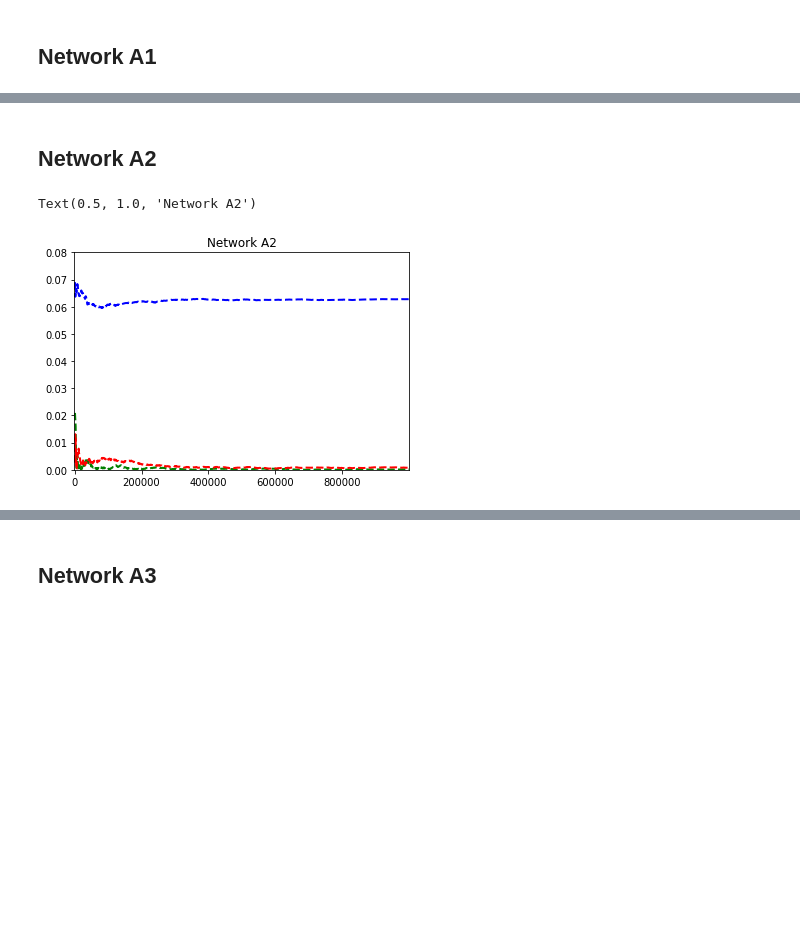
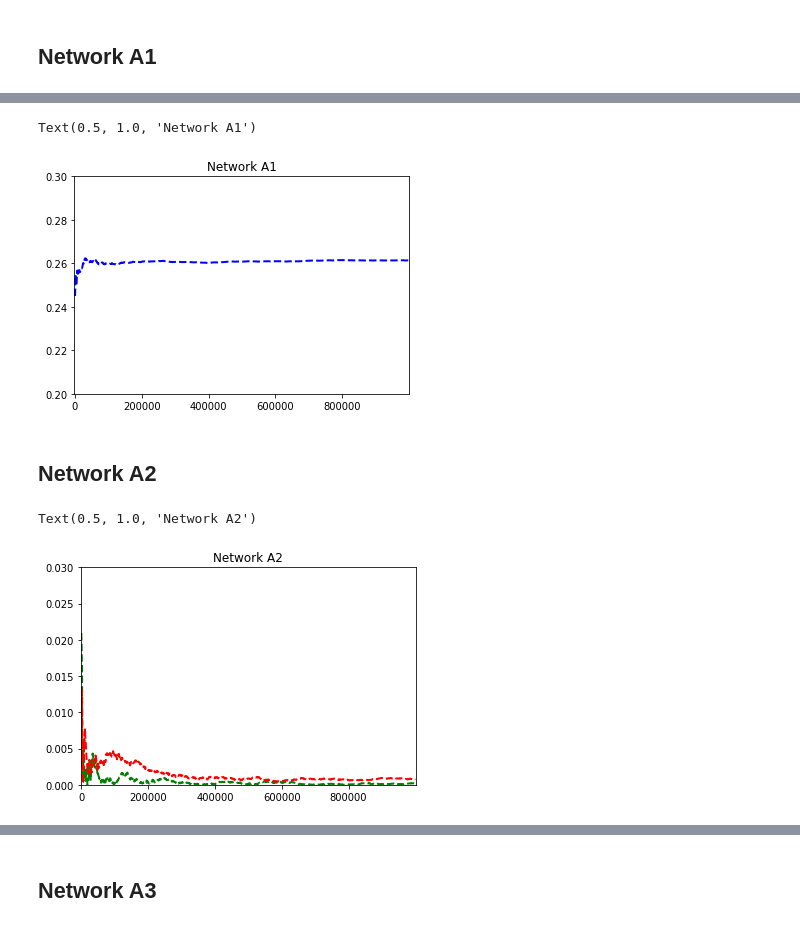
Before and after one commit to mxmboyer/decision-projet, a Jupyter notebook: data_viz.ipynb, the cells around one changed output, grey strips where cells are left out. Drawn from its saved outputs; the diff is of its cells as text; code cells hidden in the pictures; blank space fills up the shorter version.

```diff
--- a/data_viz.ipynb
+++ b/data_viz.ipynb
@@ -56,3 +62,10 @@ Text(0.5, 1.0, 'Network A1')
+# %%
+pyplot.plot(tab_y, erreur_g, color = 'blue', linestyle = 'dashed', linewidth = 2)
+pyplot.axis([-1000, 999999, 0.2, 0.3])
+pyplot.title("Network A1")
+# %% [output]
+Text(0.5, 1.0, 'Network A1')
+[figure, added]
 # %% [markdown]
 ## Network A2
 # %%
@@ -80,9 +93,8 @@ for i in range (len(df_gibbs2)):
 tab_y = [(n+1)*1000 for n in range(1000)]
 pyplot.plot(tab_y, erreur_rej, color = 'green', linestyle = 'dashed', linewidth = 2)
 pyplot.plot(tab_y, erreur_lw, color = 'red', linestyle = 'dashed', linewidth = 2)
-pyplot.plot(tab_y, erreur_g, color = 'blue', linestyle = 'dashed', linewidth = 2)
-pyplot.axis([-1000, 999999, 0, 0.08])
+pyplot.axis([-1000, 999999, 0, 0.03])
 pyplot.title("Network A2")
 # %% [output]
 Text(0.5, 1.0, 'Network A2')
-[figure, old version]
+[figure, new version]
```
Also changed, not shown: parts of 6 cells of this notebook, 11 other files.
